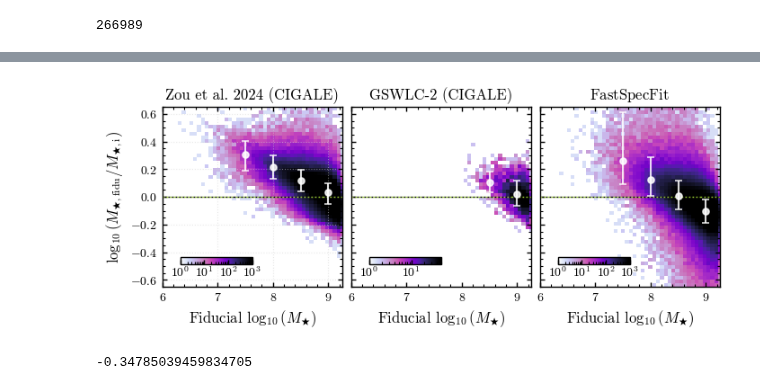
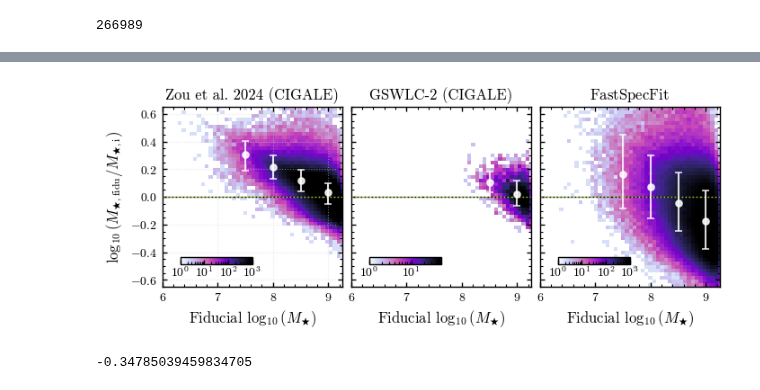
Before and after one commit to virajvman/desi_dwarfs, a Jupyter notebook: notebooks/catalog_paper/stellar_mass_investigate.ipynb, the cells around one changed output, grey strips where cells are left out. Drawn from its saved outputs; the diff is of its cells as text; code cells hidden in the pictures.

```diff
--- a/notebooks/catalog_paper/stellar_mass_investigate.ipynb
+++ b/notebooks/catalog_paper/stellar_mass_investigate.ipynb
@@ -849,12 +819,14 @@ h, xedges, yedges, im = ax[ax_id].hist2d(
 add_corner_cbar(ax[ax_id], im)
 
 # --- Panel 2: Fastspecfit ---
+# fspec_error_mask = np.sqrt(1/fastspec["LOG_MSTAR_FASTSPEC_IVAR"]) < 0.25
+
 hubble_val = 0.67
 ax_id = 2
 ax[ax_id].set_title(r"$\mathrm{FastSpecFit}$")
 h, xedges, yedges, im = ax[ax_id].hist2d(
     main[xmstar],
-    main[xmstar] - (fastspec["LOGMSTAR_FASTSPEC"] - 2 * np.log10(hubble_val)),
+    main[xmstar] - (fastspec["LOG_MSTAR_FASTSPEC"] - 2 * np.log10(hubble_val)),
     range=((6, 9.5), (-ylim, ylim)), bins=50,
     norm=LogNorm(vmin=1, vmax=1000), cmap=cmap, rasterized=True,
 )
@@ -883,39 +855,39 @@ for i,axi in enumerate(ax):
         ydata = main_gswlc_match[xmstar] - (gswlc_match["LOGMSTAR"] + 0.03)
     elif i == 2:
         xdata = main[xmstar]
-        ydata = main[xmstar] - (fastspec["LOGMSTAR_FASTSPEC"] - 2 * np.log10(hubble_val))
+        ydata = main[xmstar] - (fastspec["LOG_MSTAR_FASTSPEC"] - 2 * np.log10(hubble_val))
 
     xdata = np.asarray(xdata)
     ydata = np.asarray(ydata)
 
     bin_width = 0.2
     for xcen in [7.5,8,8.5, 9]:
         mask = (xdata >= xcen - bin_width / 2) & (xdata < xcen + bin_width / 2)
         if mask.sum() > 100:
             med = np.median(ydata[mask])
             p16 = np.percentile(ydata[mask], 16)
             p84 = np.percentile(ydata[mask], 84)
 
             if i == 3:
                 axi.errorbar(xcen, med,
                              yerr=[[med - p16], [p84 - med]],
                              fmt='none', color='white',
                              ecolor='white', elinewidth=1.5, capsize=3, zorder=10, alpha=0.85)
             else:
                 axi.errorbar(xcen, med,
                              yerr=[[med - p16], [p84 - med]],
                              fmt='o', color='white', markeredgecolor='white',
                              markeredgewidth=1.2, markersize=5, alpha=0.85,
                              ecolor='white', elinewidth=1.5, capsize=3, zorder=10)
 
     if i != 0:
         axi.set_yticklabels([])
 
-# plt.savefig("/global/homes/v/virajvm/DESI2_LOWZ/quenched_fracs_nbs/paper_plots/stellar_mass_comp.pdf")
+plt.savefig("/global/homes/v/virajvm/DESI2_LOWZ/quenched_fracs_nbs/paper_plots/stellar_mass_comp.pdf")
 
 plt.show()
 # %% [output]
-[figure, old version]
+[figure, new version]
 # %%
 2*np.log10(hubble_val)
 # %% [output]
```
Also changed, not shown: parts of 6 cells of this notebook, 9 other files.
